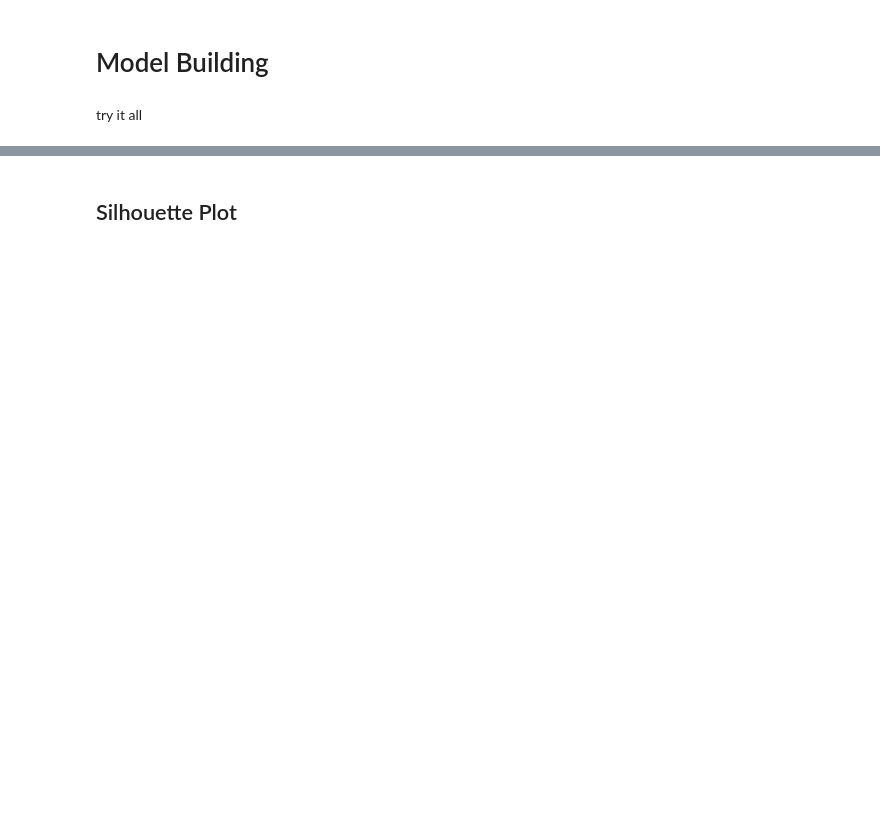
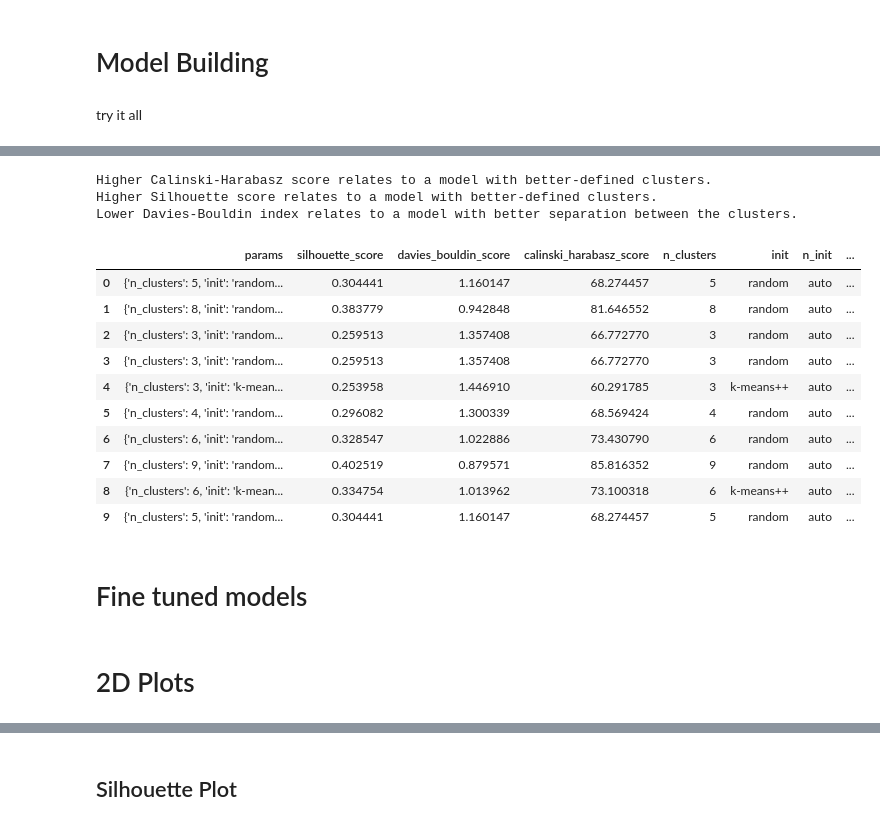
Before and after one commit to tikendraw/customer-segmentation-and-analysis, a Jupyter notebook: Customer Segmentation and Analysis.ipynb, the cells around one changed output, grey strips where cells are left out. Drawn from its saved outputs; the diff is of its cells as text; code cells hidden in the pictures; blank space fills up the shorter version.

```diff
--- a/Customer Segmentation and Analysis.ipynb
+++ b/Customer Segmentation and Analysis.ipynb
@@ -394,0 +464,2 @@ Affinity Propagation - Silhouette Score: 0.41
+# %%
+bandwidth = [estimate_bandwidth(x_scaled, quantile=quantile, n_samples=10) for quantile in np.linspace(0.35, 1.0, 10)]
@@ -394,0 +565,18 @@ Affinity Propagation - Silhouette Score: 0.41
+# %%
+models = {
+    "kmeans": KMeans(n_clusters=8, init='k-means++', n_init='warn', max_iter=300, tol=0.0001, verbose=0, random_state=42, algorithm='lloyd'),
+    "ap": AffinityPropagation(),
+    "meanshift": MeanShift(bandwidth=1.0, bin_seeding=False, n_jobs=-1),
+    'dbscan': DBSCAN(eps=0.5, min_samples=5, metric='euclidean', algorithm='auto', leaf_size=30, n_jobs=-1),
+    'spectral':cluster.SpectralClustering(n_clusters=8, gamma=1.0, affinity='rbf', n_neighbors=10, ),
+    'agg': cluster.AgglomerativeClustering(n_clusters=2),
+    'birch': cluster.Birch(n_clusters=8),
+    'hdbscan':cluster.HDBSCAN(),
+    'optics':cluster.OPTICS(),
+    'gmm':mixture.GaussianMixture(),
+    'bgmm':mixture.BayesianGaussianMixture(),
+    'bkmeans':cluster.BisectingKMeans(),
+
+
+
+}
@@ -394,0 +868,20 @@ Affinity Propagation - Silhouette Score: 0.41
+# %%
+scorrr = ['silhouette_score', 'davies_bouldin_score', 'calinski_harabasz_score']
+# %%
+model_grid_search = {}
+n_iter=10
+for i in models:
+    print(i)
+#     tuner = HyperparameterTuner(models[i], params[i], n_iter)
+    tuner = ClusterRandomizedSearch(models[i], params[i], n_iter, scoring=scorrr, random_state=42)
+    tuner.fit(x_scaled)
+
+    best_params = tuner.best_params_
+    best_score = tuner.best_score_
+    print('Best Parameters:', best_params)
+    print('Best Score:', best_score)
+
+    model_grid_search[i] = tuner
+#     except ValueError as e:
+#         pass
+    print()
@@ -394,0 +906,20 @@ Affinity Propagation - Silhouette Score: 0.41
+# %%
+a = model_grid_search['kmeans'].results_()
+a
+# %% [output]
+Higher Calinski-Harabasz score relates to a model with better-defined clusters.
+Higher Silhouette score relates to a model with better-defined clusters.
+Lower Davies-Bouldin index relates to a model with better separation between the clusters.
+|  | params | silhouette_score | davies_bouldin_score | calinski_harabasz_score | n_clusters | init | n_init | ... |
+| 0 | {'n_clusters': 5, 'init': 'random... | 0.304441 | 1.160147 | 68.274457 | 5 | random | auto | ... |
+| 1 | {'n_clusters': 8, 'init': 'random... | 0.383779 | 0.942848 | 81.646552 | 8 | random | auto | ... |
+| 2 | {'n_clusters': 3, 'init': 'random... | 0.259513 | 1.357408 | 66.772770 | 3 | random | auto | ... |
+| 3 | {'n_clusters': 3, 'init': 'random... | 0.259513 | 1.357408 | 66.772770 | 3 | random | auto | ... |
+| 4 | {'n_clusters': 3, 'init': 'k-mean... | 0.253958 | 1.446910 | 60.291785 | 3 | k-means++ | auto | ... |
+| 5 | {'n_clusters': 4, 'init': 'random... | 0.296082 | 1.300339 | 68.569424 | 4 | random | auto | ... |
+| 6 | {'n_clusters': 6, 'init': 'random... | 0.328547 | 1.022886 | 73.430790 | 6 | random | auto | ... |
+| 7 | {'n_clusters': 9, 'init': 'random... | 0.402519 | 0.879571 | 85.816352 | 9 | random | auto | ... |
+| 8 | {'n_clusters': 6, 'init': 'k-mean... | 0.334754 | 1.013962 | 73.100318 | 6 | k-means++ | auto | ... |
+| 9 | {'n_clusters': 5, 'init': 'random... | 0.304441 | 1.160147 | 68.274457 | 5 | random | auto | ... |
+# %% [markdown]
+# Fine tuned models
@@ -394,0 +933,2 @@ Affinity Propagation - Silhouette Score: 0.41
+# %% [markdown]
+# 2D Plots
```
Also changed, not shown: parts of 89 cells of this notebook.
